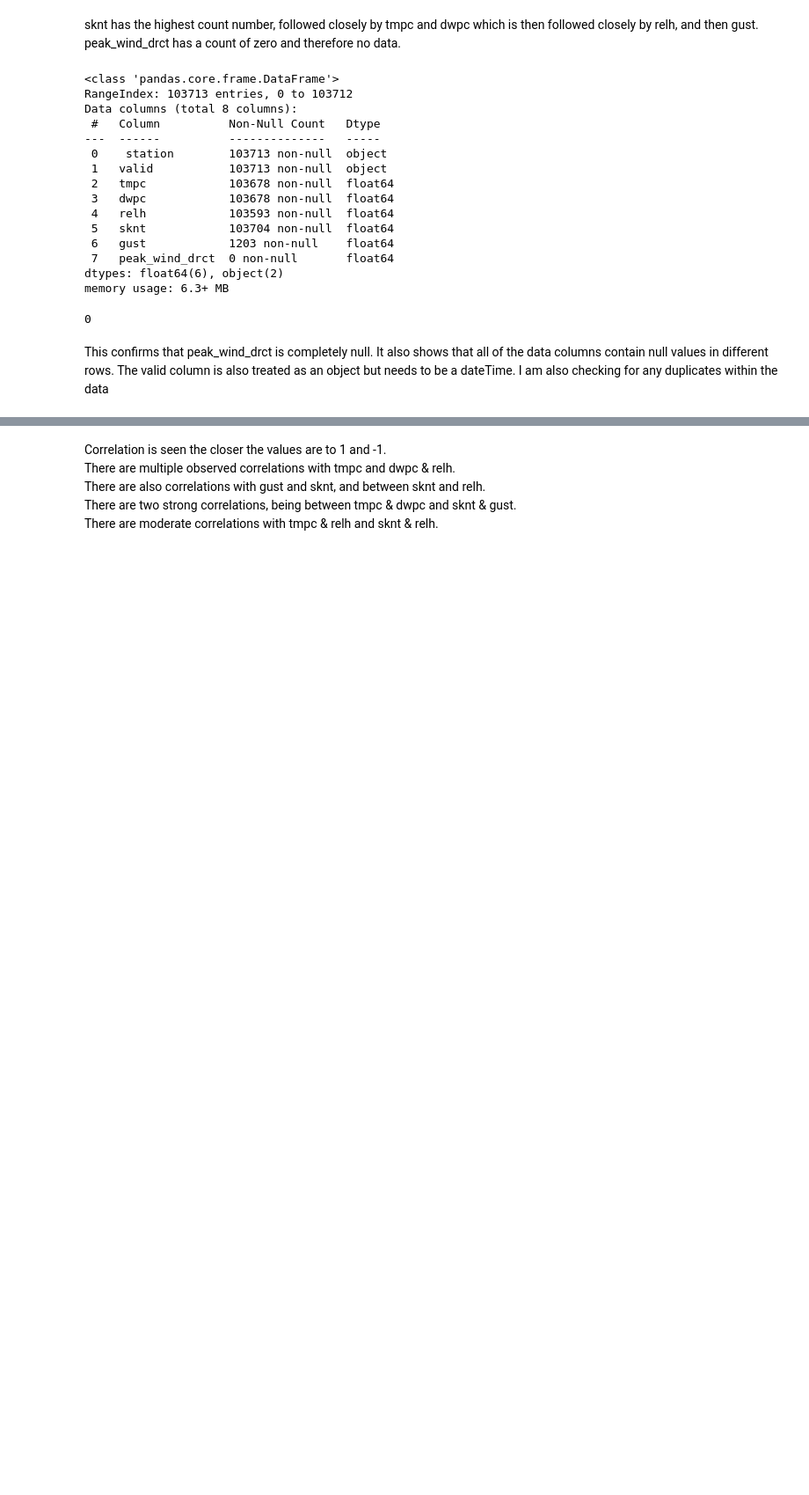
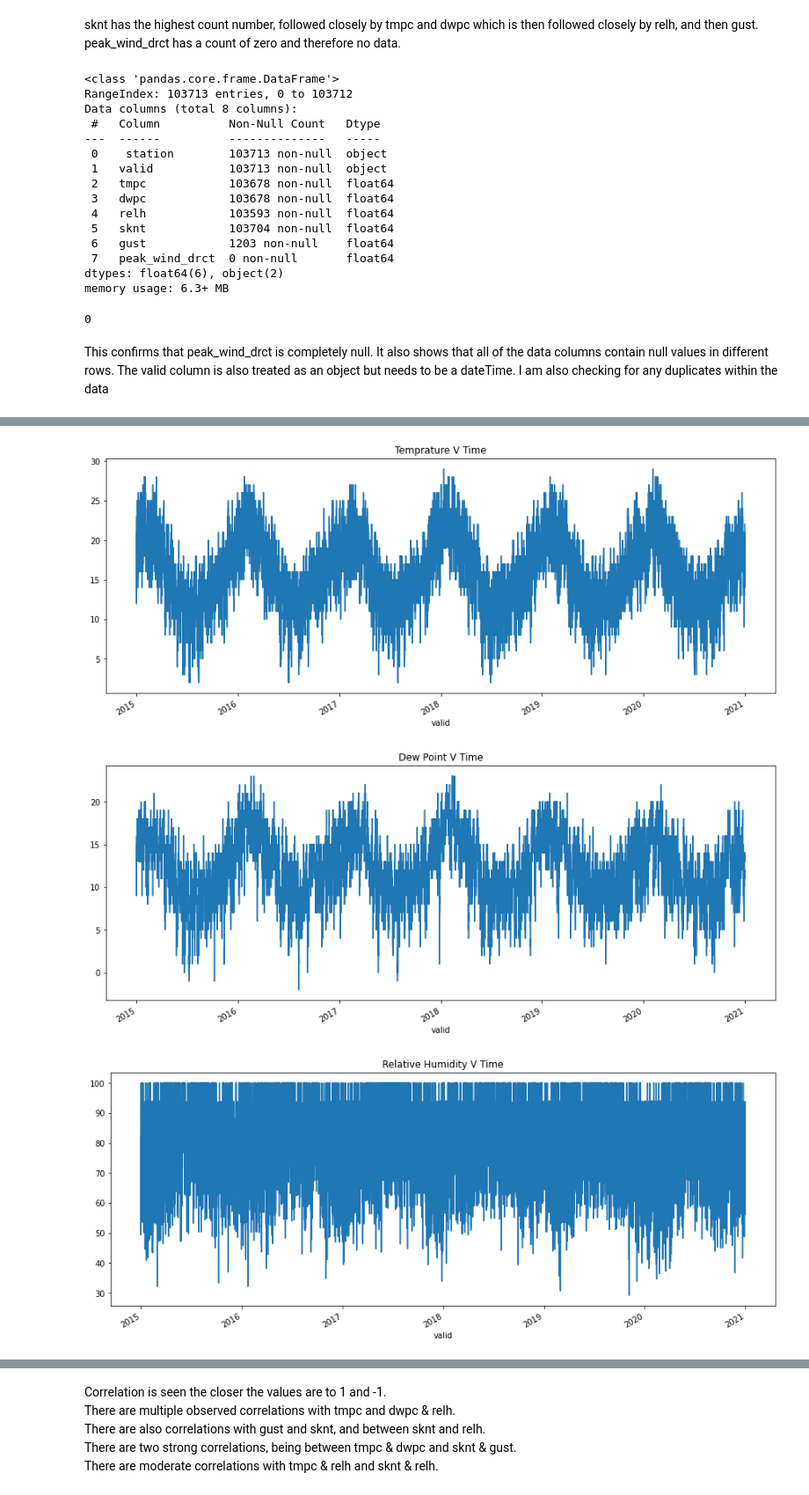
Before and after one commit to SyedKaz00/MSAPhaseThree, a Jupyter notebook: DataScience/submission.ipynb, the cells around one changed output, grey strips where cells are left out. Shown at 88% size. Drawn from its saved outputs; the diff is of its cells as text; code cells hidden in the pictures; blank space fills up the shorter version.

```diff
--- a/DataScience/submission.ipynb
+++ b/DataScience/submission.ipynb
@@ -92,0 +98,24 @@ memory usage: 6.3+ MB
+# %%
+dataset["tmpc"].plot(figsize=(15, 6))
+plt.title("Temprature V Time")
+plt.show()
+dataset["dwpc"].plot(figsize=(15, 6))
+plt.title("Dew Point V Time")
+plt.show()
+dataset["relh"].plot(figsize=(15, 6))
+plt.title("Relative Humidity V Time")
+plt.show()
+dataset["sknt"].plot(figsize=(15, 6))
+plt.title("Wind Speed V Time")
+plt.show()
+dataset["gust"].plot(figsize=(15, 6))
+plt.title("Wind Gust V Time")
+plt.show()
+dataset["peak_wind_drct"].plot(figsize=(15, 6))
+plt.title("Peak Wind Gust Direction V Time")
+plt.show()
+dataset.info()
+# %% [output]
+[figure, added]
+[figure, added]
+[figure, added]
```
Also changed, not shown: parts of 26 cells of this notebook, 1 other file.
